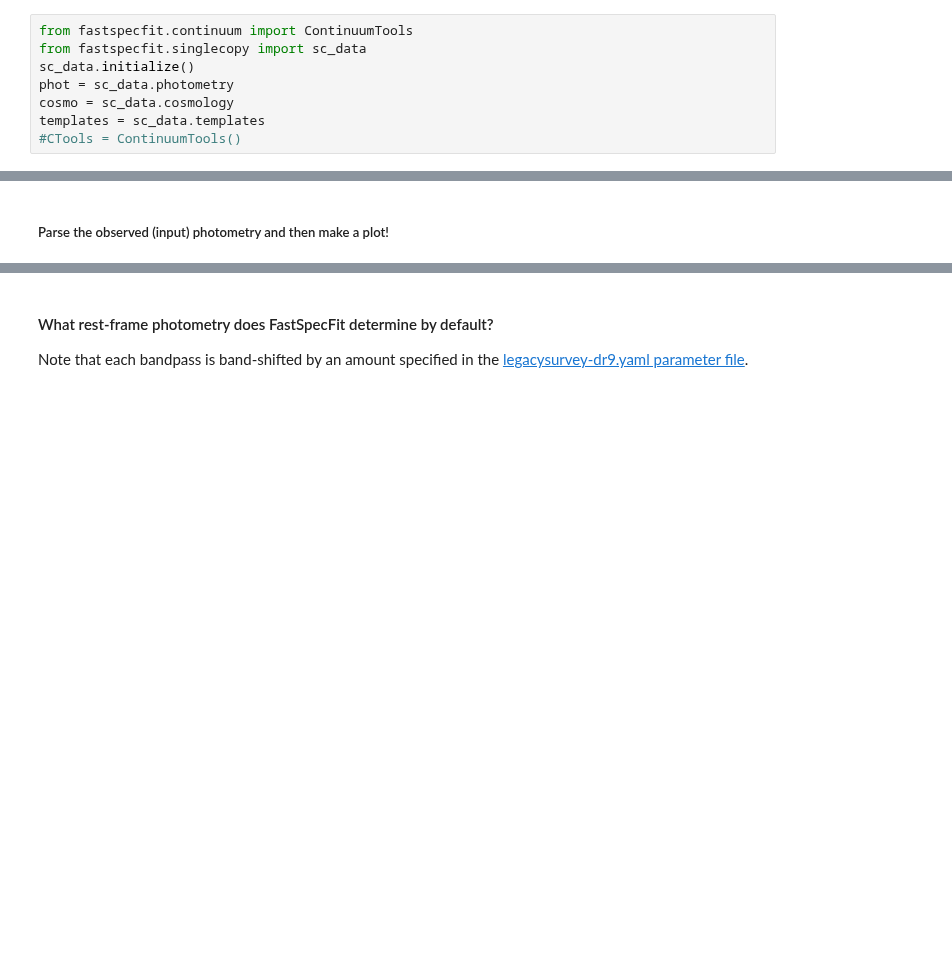
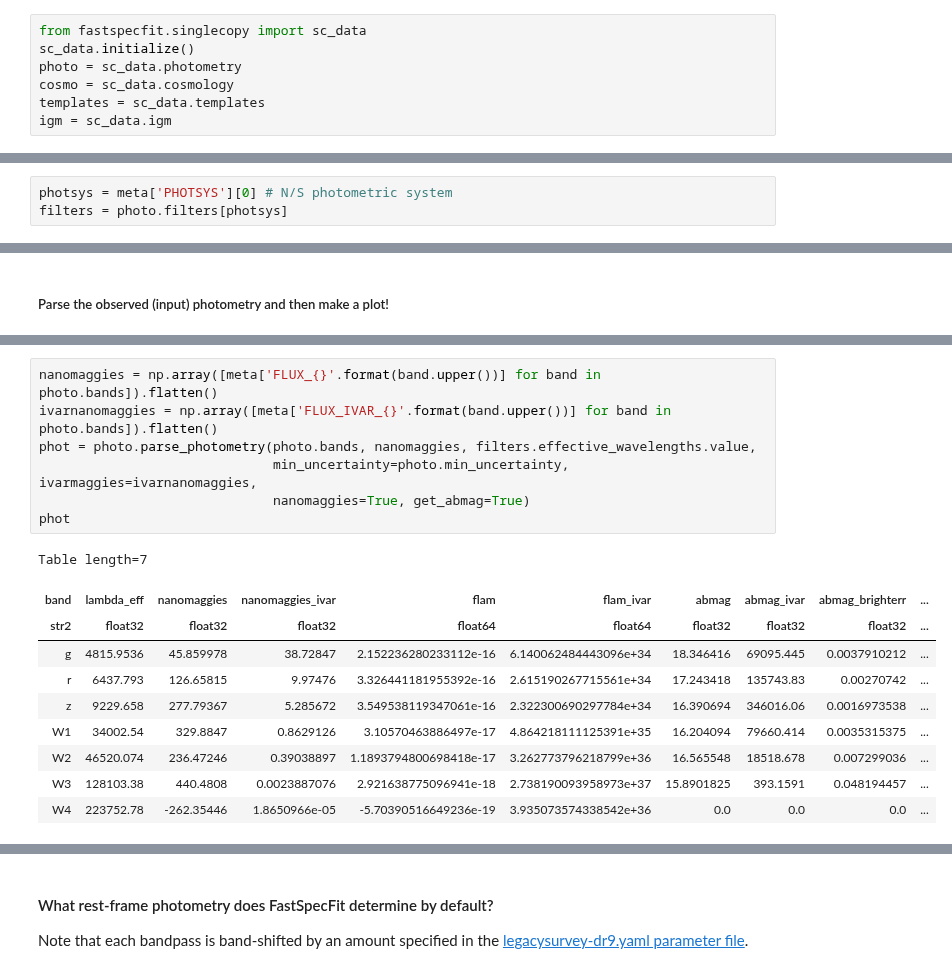
Before and after one commit to desihub/fastspecfit, a Jupyter notebook: doc/nb/tutorial-kcorrections.ipynb, the cells around one changed output, grey strips where cells are left out. Cells and saved outputs as stored; diff of their text form; blank space fills up the shorter version.

```diff
--- a/doc/nb/tutorial-kcorrections.ipynb
+++ b/doc/nb/tutorial-kcorrections.ipynb
@@ -56,10 +58,9 @@ def major_formatter(x, pos):
 
 The `ContinuumTools` class loads the DR9 filter curves by default (see the [legacysurvey-dr9.yaml parameter file](https://github.com/desihub/fastspecfit/blob/main/py/fastspecfit/data/legacysurvey-dr9.yaml) for the full list of default parameters) and `TabulatedDESI` loads the fiducial DESI cosmology (documented [here](https://github.com/desihub/LSS/blob/main/py/LSS/tabulated_cosmo.py)). Some details regarding the SPS (stellar population synthesis) templates are documented [here](https://data.desi.lbl.gov/desi/public/external/templates/fastspecfit/README.txt).
 # %%
-from fastspecfit.continuum import ContinuumTools
 from fastspecfit.singlecopy import sc_data
 sc_data.initialize()
-phot = sc_data.photometry
+photo = sc_data.photometry
 cosmo = sc_data.cosmology
 templates = sc_data.templates
-#CTools = ContinuumTools()
+igm = sc_data.igm
@@ -161 +154,4 @@ filters = phot.filters[photsys]
+# %%
+photsys = meta['PHOTSYS'][0] # N/S photometric system
+filters = photo.filters[photsys]
 # %%
@@ -194,0 +165,18 @@ Table length=7
+# %%
+nanomaggies = np.array([meta['FLUX_{}'.format(band.upper())] for band in photo.bands]).flatten()
+ivarnanomaggies = np.array([meta['FLUX_IVAR_{}'.format(band.upper())] for band in photo.bands]).flatten()
+phot = photo.parse_photometry(photo.bands, nanomaggies, filters.effective_wavelengths.value,
+                              min_uncertainty=photo.min_uncertainty, ivarmaggies=ivarnanomaggies,
+                              nanomaggies=True, get_abmag=True)
+phot
+# %% [output]
+Table length=7
+| band | lambda_eff | nanomaggies | nanomaggies_ivar | flam | flam_ivar | abmag | abmag_ivar | abmag_brighterr | ... |
+| str2 | float32 | float32 | float32 | float64 | float64 | float32 | float32 | float32 | ... |
+| g | 4815.9536 | 45.859978 | 38.72847 | 2.152236280233112e-16 | 6.140062484443096e+34 | 18.346416 | 69095.445 | 0.0037910212 | ... |
+| r | 6437.793 | 126.65815 | 9.97476 | 3.326441181955392e-16 | 2.615190267715561e+34 | 17.243418 | 135743.83 | 0.00270742 | ... |
+| z | 9229.658 | 277.79367 | 5.285672 | 3.549538119347061e-16 | 2.322300690297784e+34 | 16.390694 | 346016.06 | 0.0016973538 | ... |
+| W1 | 34002.54 | 329.8847 | 0.8629126 | 3.10570463886497e-17 | 4.864218111125391e+35 | 16.204094 | 79660.414 | 0.0035315375 | ... |
+| W2 | 46520.074 | 236.47246 | 0.39038897 | 1.1893794800698418e-17 | 3.262773796218799e+36 | 16.565548 | 18518.678 | 0.007299036 | ... |
+| W3 | 128103.38 | 440.4808 | 0.0023887076 | 2.921638775096941e-18 | 2.738190093958973e+37 | 15.8901825 | 393.1591 | 0.048194457 | ... |
+| W4 | 223752.78 | -262.35446 | 1.8650966e-05 | -5.70390516649236e-19 | 3.935073574338542e+36 | 0.0 | 0.0 | 0.0 | ... |
```
Also changed, not shown: parts of 17 cells of this notebook.
